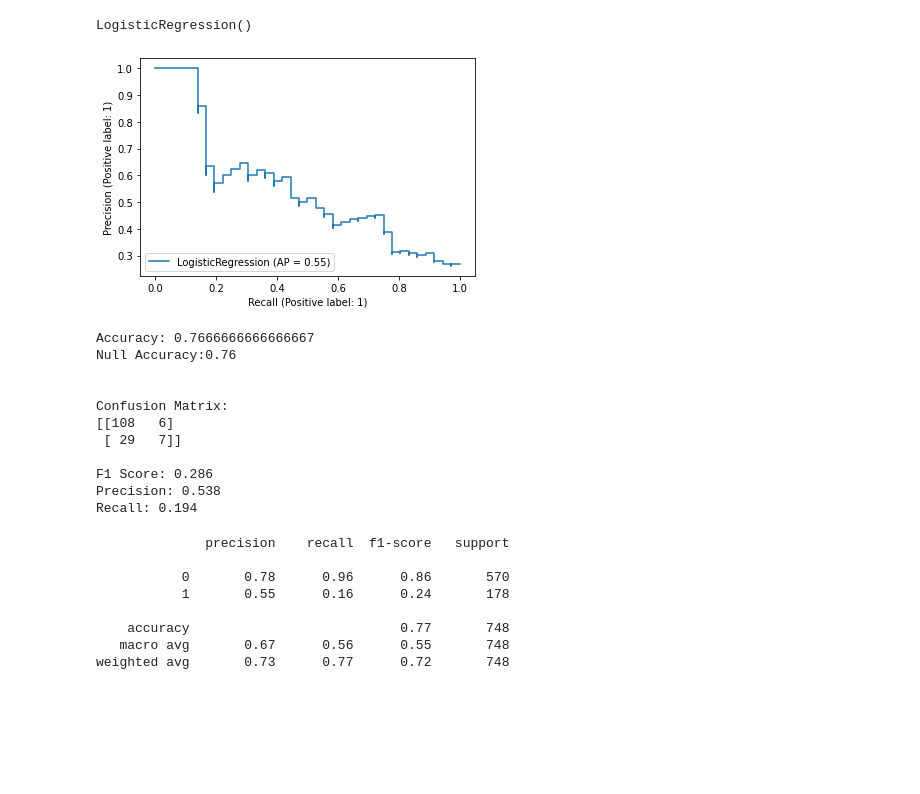
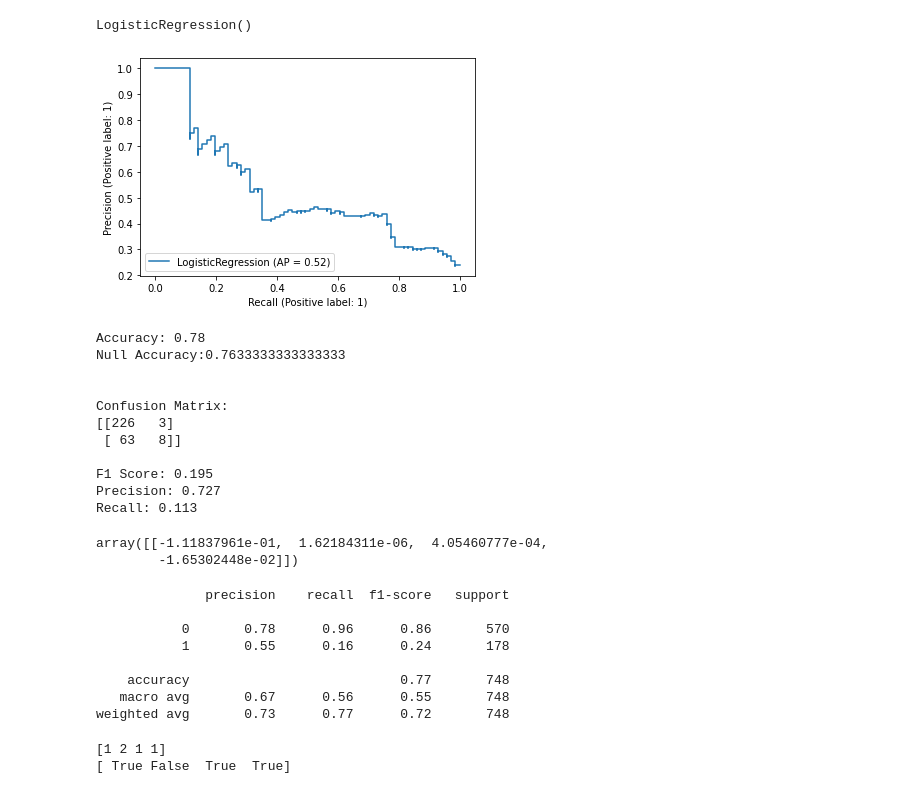
Before and after one commit to ys-lin14/statistical-learning, a Jupyter notebook: 4_classification/extra.ipynb, the cells around one changed output. Drawn from its saved outputs; the diff is of its cells as text; code cells hidden in the pictures; blank space fills up the shorter version.

Commit message:
add recursive feature elimination and classification reports

```diff
--- a/4_classification/extra.ipynb
+++ b/4_classification/extra.ipynb
@@ -48,7 +41,7 @@ plt.show()
 X = data.iloc[:, :-1].to_numpy()
 y = data.iloc[:, -1].to_numpy()
 
-X_train, X_test, y_train, y_test = train_test_split(X, y, test_size=0.2, stratify=y)
+X_train, X_test, y_train, y_test = train_test_split(X, y, test_size=0.4, stratify=y)
 # %%
 # full model
 classifier = LogisticRegression()
@@ -56,22 +49,26 @@ classifier.fit(X_train, y_train)
 # %% [output]
 LogisticRegression()
 # %%
-# evaluate model on single train test split
+# evaluate model using train test split
 plot_precision_recall_curve(classifier, X_test, y_test)
 plt.show()
 
 evaluate_classifier(X_test, y_test, classifier)
+
+classifier.coef_
 # %% [output]
-[figure, old version]
+[figure, new version]
-Accuracy: 0.7666666666666667
-Null Accuracy:0.76
+Accuracy: 0.78
+Null Accuracy:0.7633333333333333
 
 
 Confusion Matrix:
-[[108   6]
- [ 29   7]]
+[[226   3]
+ [ 63   8]]
 
-F1 Score: 0.286
-Precision: 0.538
-Recall: 0.194
+F1 Score: 0.195
+Precision: 0.727
+Recall: 0.113
+array([[-1.11837961e-01,  1.62184311e-06,  4.05460777e-04,
+        -1.65302448e-02]])
 # %%
@@ -87,3 +84,12 @@ print(classification_report(y, y_pred))
     accuracy                           0.77       748
    macro avg       0.67      0.56      0.55       748
 weighted avg       0.73      0.77      0.72       748
+# %%
+# recursive feature elimination
+selector = RFECV(classifier, step=1, cv=3)
+selector.fit(X_train, y_train)
+print(selector.ranking_)
+print(selector.support_)
+# %% [output]
+[1 2 1 1]
+[ True False  True  True]
```
Also changed, not shown: parts of 4 cells of this notebook.
